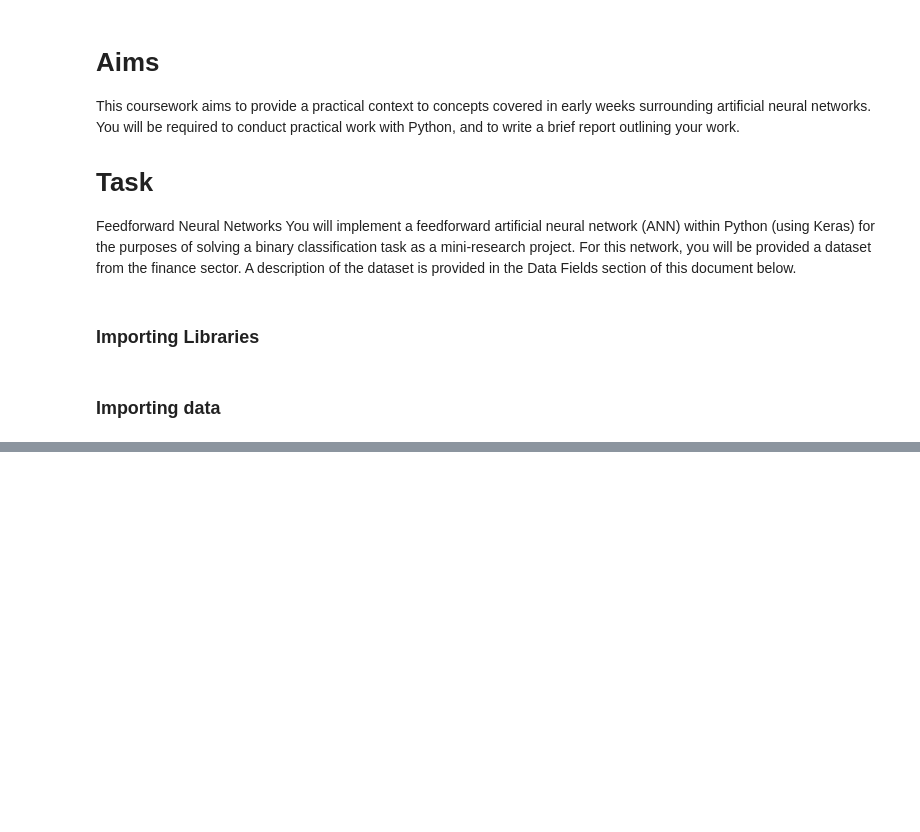
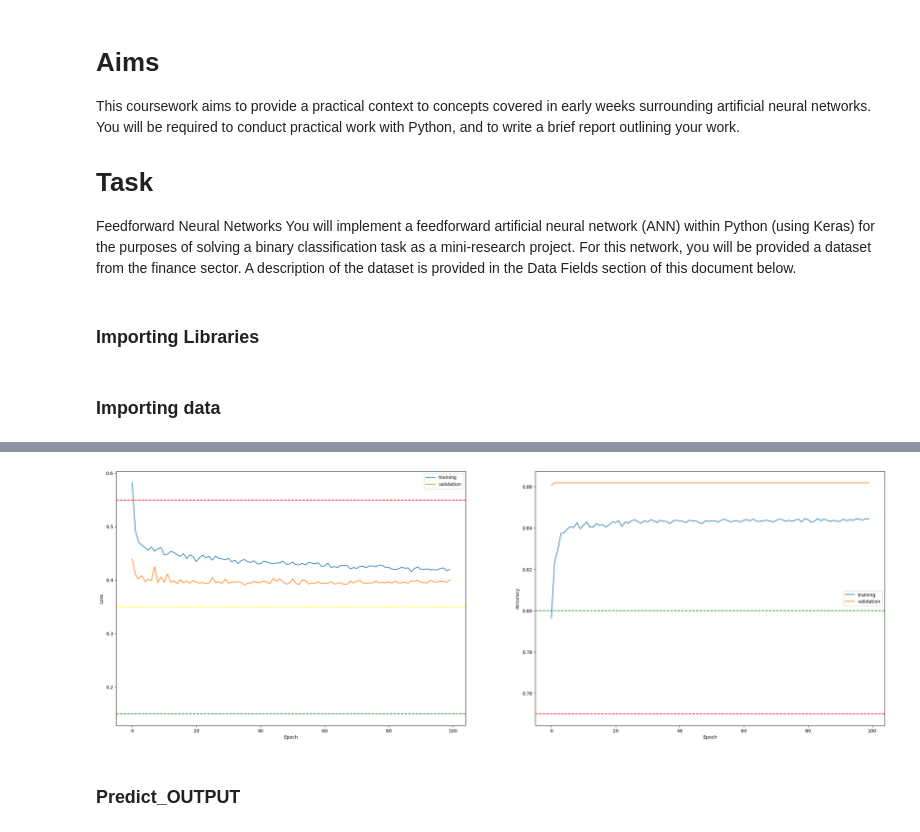
Before and after one commit to penscola/ANN_using_Keras, a Jupyter notebook: ANN_Keras.ipynb, the cells around one changed output, grey strips where cells are left out. Saved outputs shown, nothing was run; the diff lists cells and outputs as text; code cells hidden in the pictures; blank space fills up the shorter version.

```diff
--- a/ANN_Keras.ipynb
+++ b/ANN_Keras.ipynb
@@ -31,0 +244,2 @@ df.head(10)
+# %%
+scaler.fit(dfX)
@@ -31,0 +248,4 @@ df.head(10)
+# %%
+dfX = scaler.transform(dfX)
+# %%
+dfX = pd.DataFrame(dfX, columns=feature_name)
@@ -31,0 +313,2 @@ df.head(10)
+# %%
+model_result = model.fit(dfX, dfY, batch_size=100, epochs=100, validation_split=0.2, shuffle=True, verbose=2)
@@ -31,0 +333,27 @@ df.head(10)
+# %%
+plt.figure(figsize=(30, 10))
+
+plt.subplot(1, 2, 1)
+plt.plot(model_result.history["loss"], label="training")
+plt.plot(model_result.history["val_loss"], label="validation")
+plt.axhline(0.55, c="red", linestyle="--")
+plt.axhline(0.35, c="yellow", linestyle="--")
+plt.axhline(0.15, c="green", linestyle="--")
+plt.xlabel("Epoch")
+plt.ylabel("Loss")
+plt.legend()
+
+plt.subplot(1, 2, 2)
+plt.plot(model_result.history["binary_accuracy"], label="training")
+plt.plot(model_result.history["val_binary_accuracy"], label="validation")
+plt.axhline(0.75, c="red", linestyle="--")
+plt.axhline(0.80, c="green", linestyle="--")
+plt.xlabel("Epoch")
+plt.ylabel("Accuracy")
+plt.legend()
+
+plt.show()
+# %% [output]
+[figure, added]
+# %% [markdown]
+### Predict_OUTPUT
```
Also changed, not shown: parts of 34 cells of this notebook, 19 other files.
